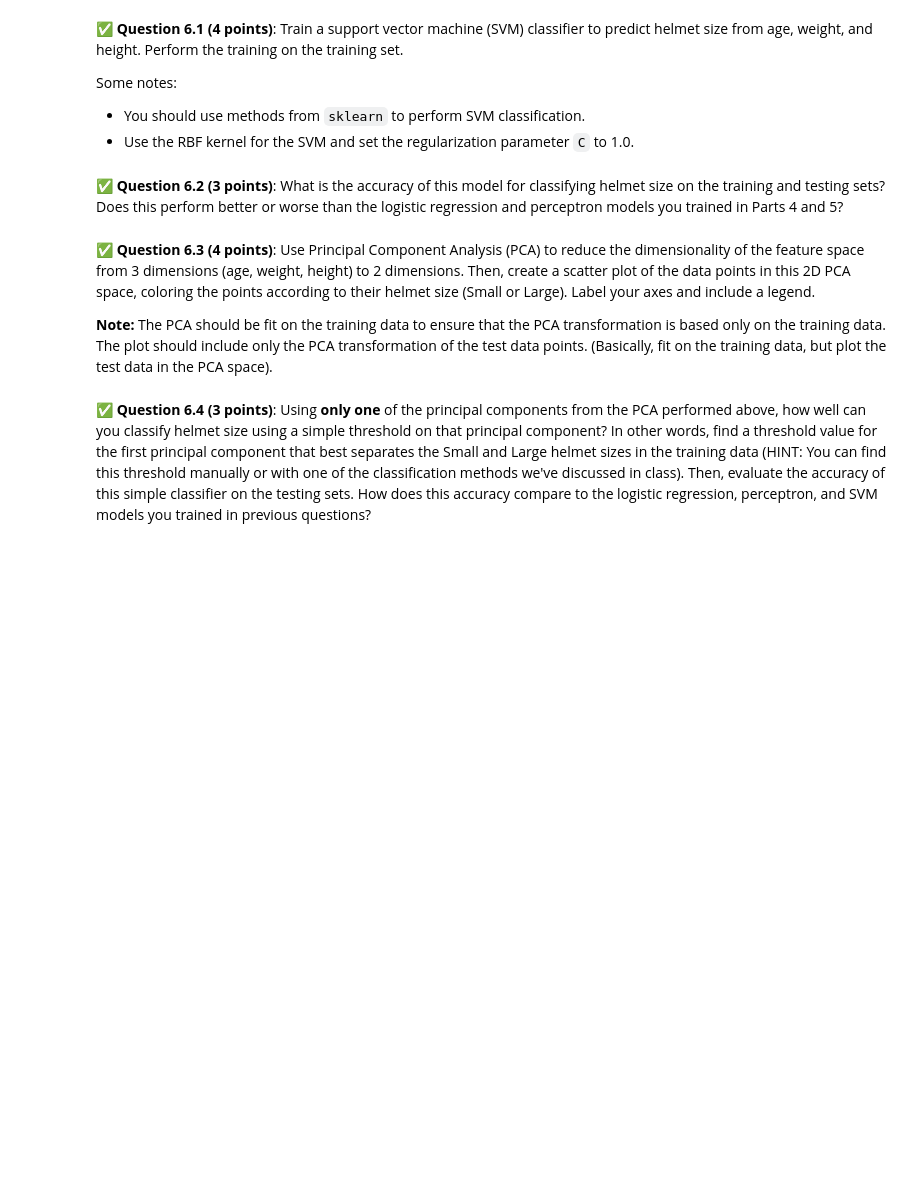
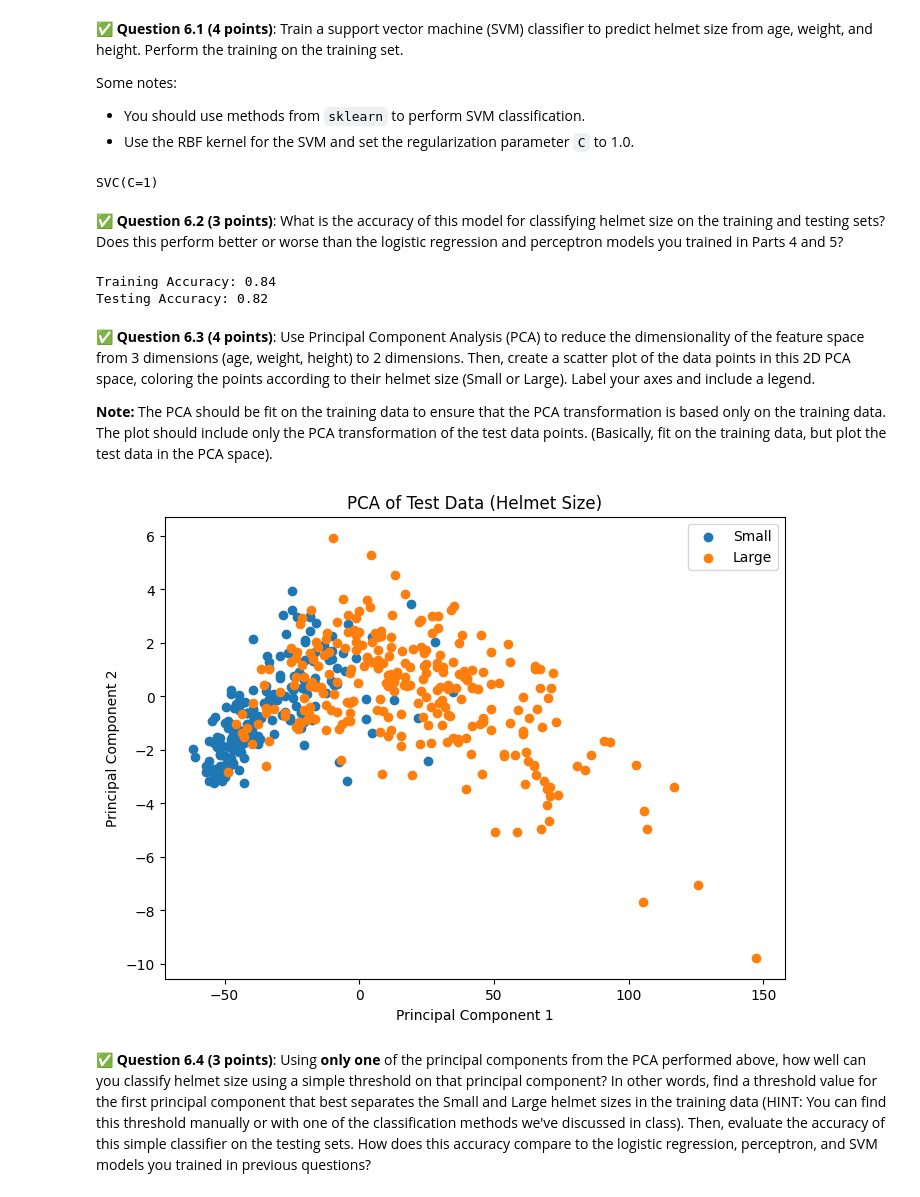
Before and after one commit to MrBay39/CMSE202-S-26-TurnIn, a Jupyter notebook: hw-04/HW-04_RegressionClassification-Steven_Goller.ipynb, the cells around one changed output. Drawn from its saved outputs; the diff is of its cells as text; code cells hidden in the pictures; blank space fills up the shorter version.

```diff
--- a/hw-04/HW-04_RegressionClassification-Steven_Goller.ipynb
+++ b/hw-04/HW-04_RegressionClassification-Steven_Goller.ipynb
@@ -571,2 +560,11 @@ Some notes:
+# %%
+# Put your code here
+from sklearn.svm import SVC
+
+my_model = SVC(kernel="rbf", C=1)
+
+my_model.fit(X_train, y_train)
+# %% [output]
+SVC(C=1)
 # %% [markdown]
 &#9989;  **Question 6.2 (3 points)**: What is the accuracy of this model for classifying helmet size on the training and testing sets?  Does this perform better or worse than the logistic regression and perceptron models you trained in Parts 4 and 5?
@@ -575,3 +571,13 @@ Some notes:
+# %%
+# Put your code here
+train_acc = my_model.score(X_train, y_train)
+test_acc = my_model.score(X_test, y_test)
+
+print(f"Training Accuracy: {train_acc:.2f}")
+print(f"Testing Accuracy: {test_acc:.2f}")
+# %% [output]
+Training Accuracy: 0.84
+Testing Accuracy: 0.82
 # %% [markdown]
 &#9989;  **Question 6.3 (4 points)**: Use Principal Component Analysis (PCA) to reduce the dimensionality of the feature space from 3 dimensions (age, weight, height) to 2 dimensions. Then, create a scatter plot of the data points in this 2D PCA space, coloring the points according to their helmet size (Small or Large). Label your axes and include a legend.
 
@@ -581,2 +585,31 @@ Some notes:
+# %%
+# Put your code here
+from sklearn.decomposition import PCA
+
+# Fit PCA on training data
+pca = PCA(n_components=2)
+pca.fit(X_train)
+
+# Transform test data
+X_test_pca = pca.transform(X_test)
+
+# Separate classes
+small = y_test == "small"
+large = y_test == "LARGE"
+
+
+plt.figure(figsize=(8,6))
+
+plt.scatter(X_test_pca[small, 0], X_test_pca[small, 1], label="Small")
+plt.scatter(X_test_pca[large, 0], X_test_pca[large, 1], label="Large")
+
+plt.xlabel("Principal Component 1")
+plt.ylabel("Principal Component 2")
+plt.title("PCA of Test Data (Helmet Size)")
+plt.legend()
+
+plt.show()
+# %% [output]
+[figure, added]
 # %% [markdown]
 &#9989;  **Question 6.4 (3 points)**: Using **only one** of the principal components from the PCA performed above, how well can you classify helmet size using a simple threshold on that principal component?  In other words, find a threshold value for the first principal component that best separates the Small and Large helmet sizes in the training data (HINT: You can find this threshold manually or with one of the classification methods we've discussed in class). Then, evaluate the accuracy of this simple classifier on the testing sets.   How does this accuracy compare to the logistic regression, perceptron, and SVM models you trained in previous questions?
```
Also changed, not shown: parts of 16 cells of this notebook.
